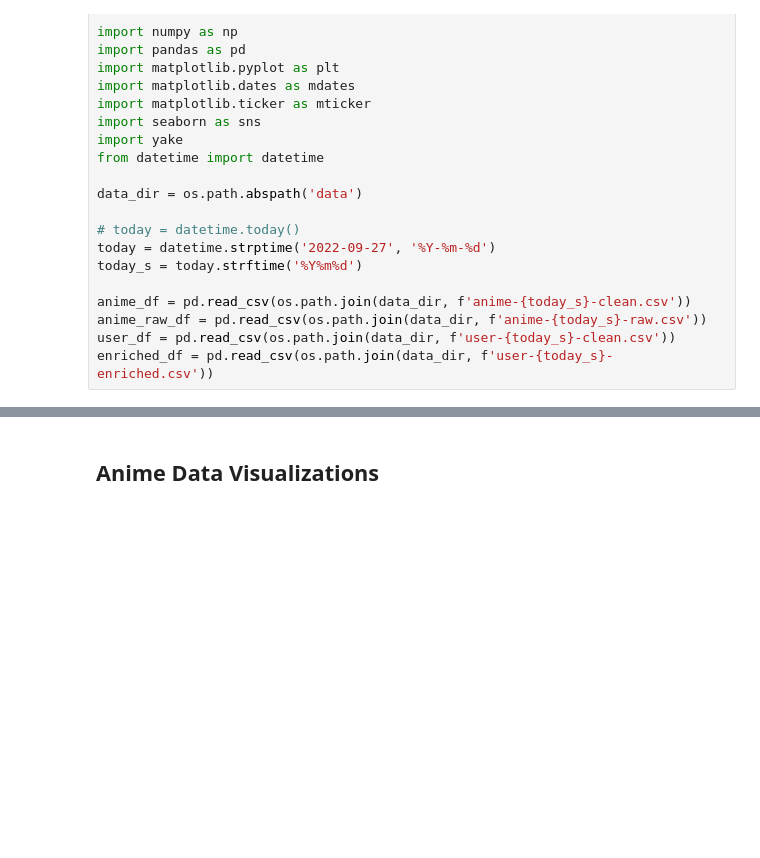
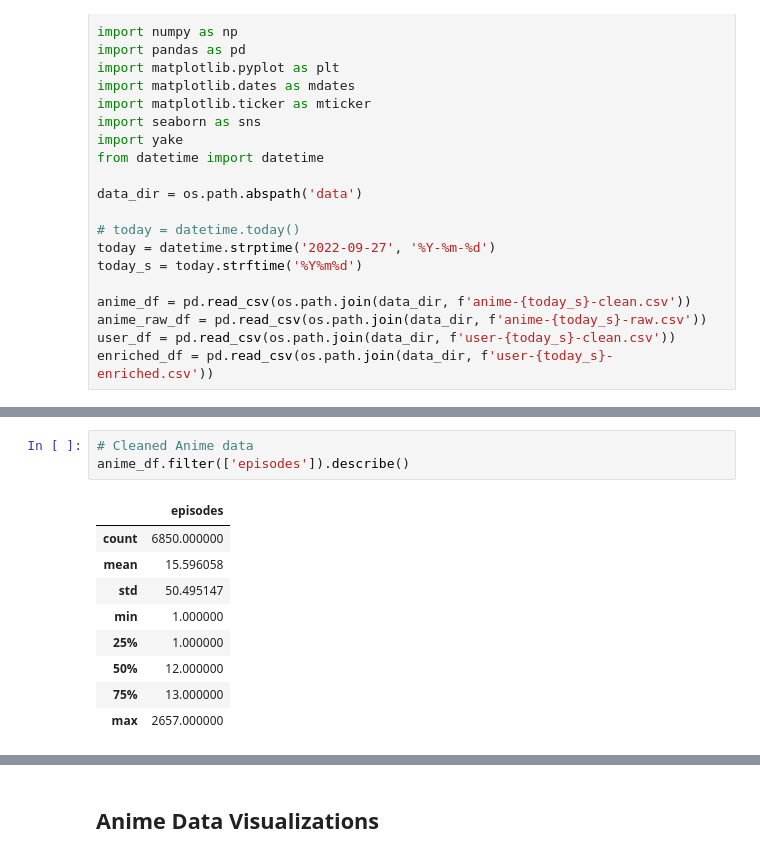
Before and after one commit to barrettotte/anilist-ml, a Jupyter notebook: explore.ipynb, the cells around one changed output, grey strips where cells are left out. Saved outputs shown, nothing was run; the diff lists cells and outputs as text; blank space fills up the shorter version.

```diff
--- a/explore.ipynb
+++ b/explore.ipynb
@@ -33,0 +49,13 @@ enriched_df = pd.read_csv(os.path.join(data_dir, f'user-{today_s}-enriched.csv')
+# %%
+# Cleaned Anime data
+anime_df.filter(['episodes']).describe()
+# %% [output]
+|  | episodes |
+| count | 6850.000000 |
+| mean | 15.596058 |
+| std | 50.495147 |
+| min | 1.000000 |
+| 25% | 1.000000 |
+| 50% | 12.000000 |
+| 75% | 13.000000 |
+| max | 2657.000000 |
```
Also changed, not shown: parts of 4 cells of this notebook, 5 other files.
